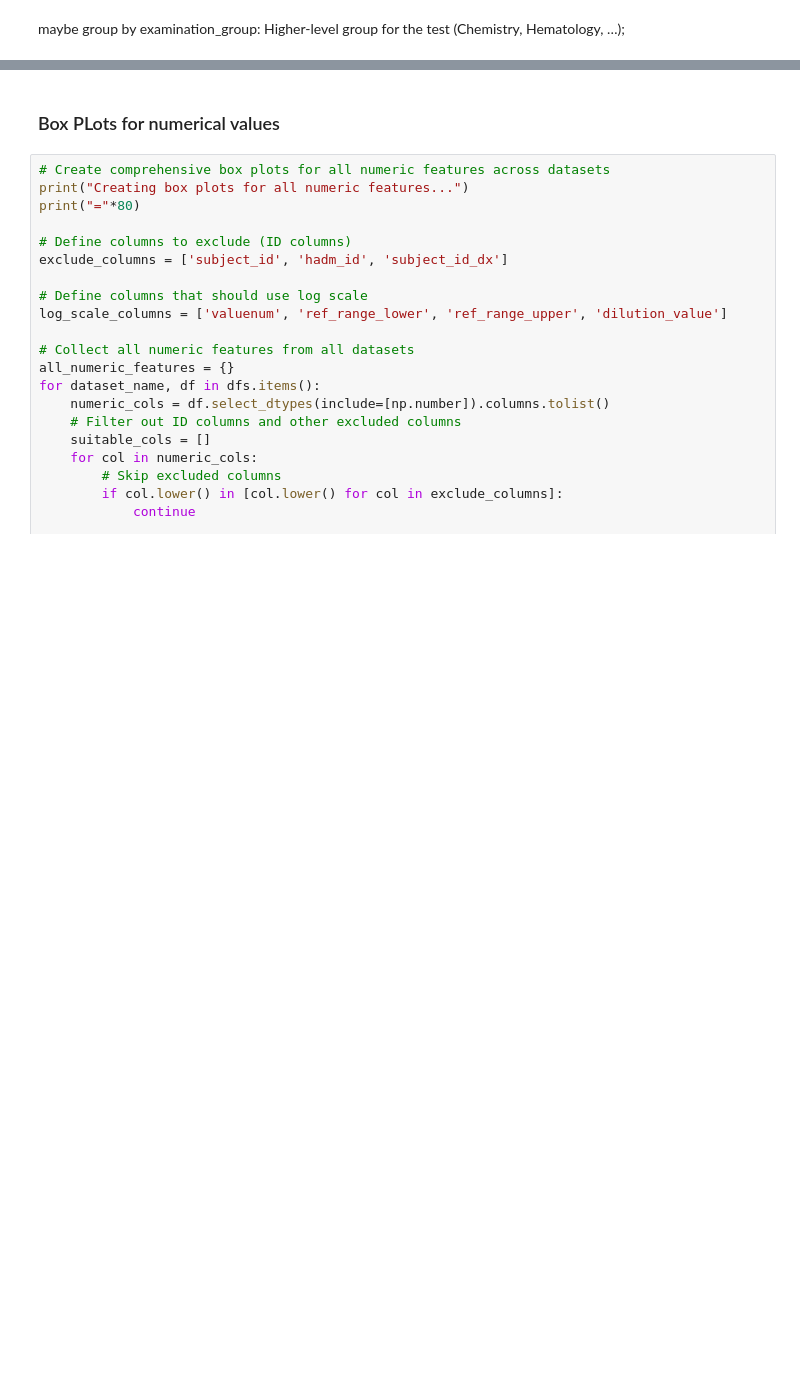
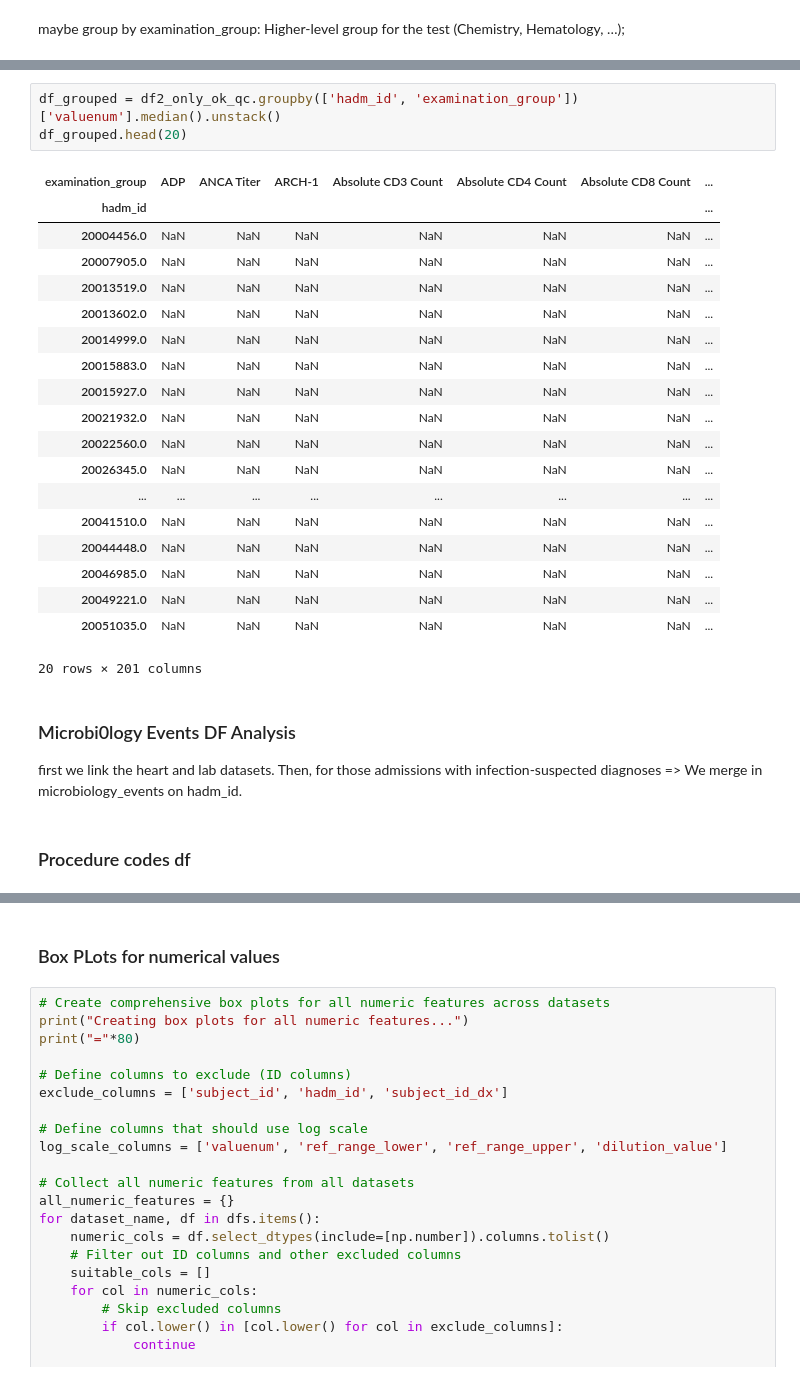
Before and after one commit to alexandermittet/Data_Analytics_for_Health_UniPi, a Jupyter notebook: code/1.1 task.ipynb, the cells around one changed output, grey strips where cells are left out. Saved outputs shown, nothing was run; the diff lists cells and outputs as text; blank space fills up the shorter version.

```diff
--- a/code/1.1 task.ipynb
+++ b/code/1.1 task.ipynb
@@ -439,0 +541,29 @@ df2_sorted.groupby('examination_group').head(20)
+# %%
+df_grouped = df2_only_ok_qc.groupby(['hadm_id', 'examination_group'])['valuenum'].median().unstack()
+df_grouped.head(20)
+# %% [output]
+| examination_group | ADP | ANCA Titer | ARCH-1 | Absolute CD3 Count | Absolute CD4 Count | Absolute CD8 Count | ... |
+| hadm_id |  |  |  |  |  |  | ... |
+| 20004456.0 | NaN | NaN | NaN | NaN | NaN | NaN | ... |
+| 20007905.0 | NaN | NaN | NaN | NaN | NaN | NaN | ... |
+| 20013519.0 | NaN | NaN | NaN | NaN | NaN | NaN | ... |
+| 20013602.0 | NaN | NaN | NaN | NaN | NaN | NaN | ... |
+| 20014999.0 | NaN | NaN | NaN | NaN | NaN | NaN | ... |
+| 20015883.0 | NaN | NaN | NaN | NaN | NaN | NaN | ... |
+| 20015927.0 | NaN | NaN | NaN | NaN | NaN | NaN | ... |
+| 20021932.0 | NaN | NaN | NaN | NaN | NaN | NaN | ... |
+| 20022560.0 | NaN | NaN | NaN | NaN | NaN | NaN | ... |
+| 20026345.0 | NaN | NaN | NaN | NaN | NaN | NaN | ... |
+| ... | ... | ... | ... | ... | ... | ... | ... |
+| 20041510.0 | NaN | NaN | NaN | NaN | NaN | NaN | ... |
+| 20044448.0 | NaN | NaN | NaN | NaN | NaN | NaN | ... |
+| 20046985.0 | NaN | NaN | NaN | NaN | NaN | NaN | ... |
+| 20049221.0 | NaN | NaN | NaN | NaN | NaN | NaN | ... |
+| 20051035.0 | NaN | NaN | NaN | NaN | NaN | NaN | ... |
+20 rows × 201 columns
+# %% [markdown]
+### Microbi0logy Events DF Analysis
+first we link the heart and lab datasets.
+Then, for those admissions with infection-suspected diagnoses => We merge in microbiology_events on hadm_id.
+# %% [markdown]
+### Procedure codes df
```
Also changed, not shown: parts of 21 cells of this notebook.
